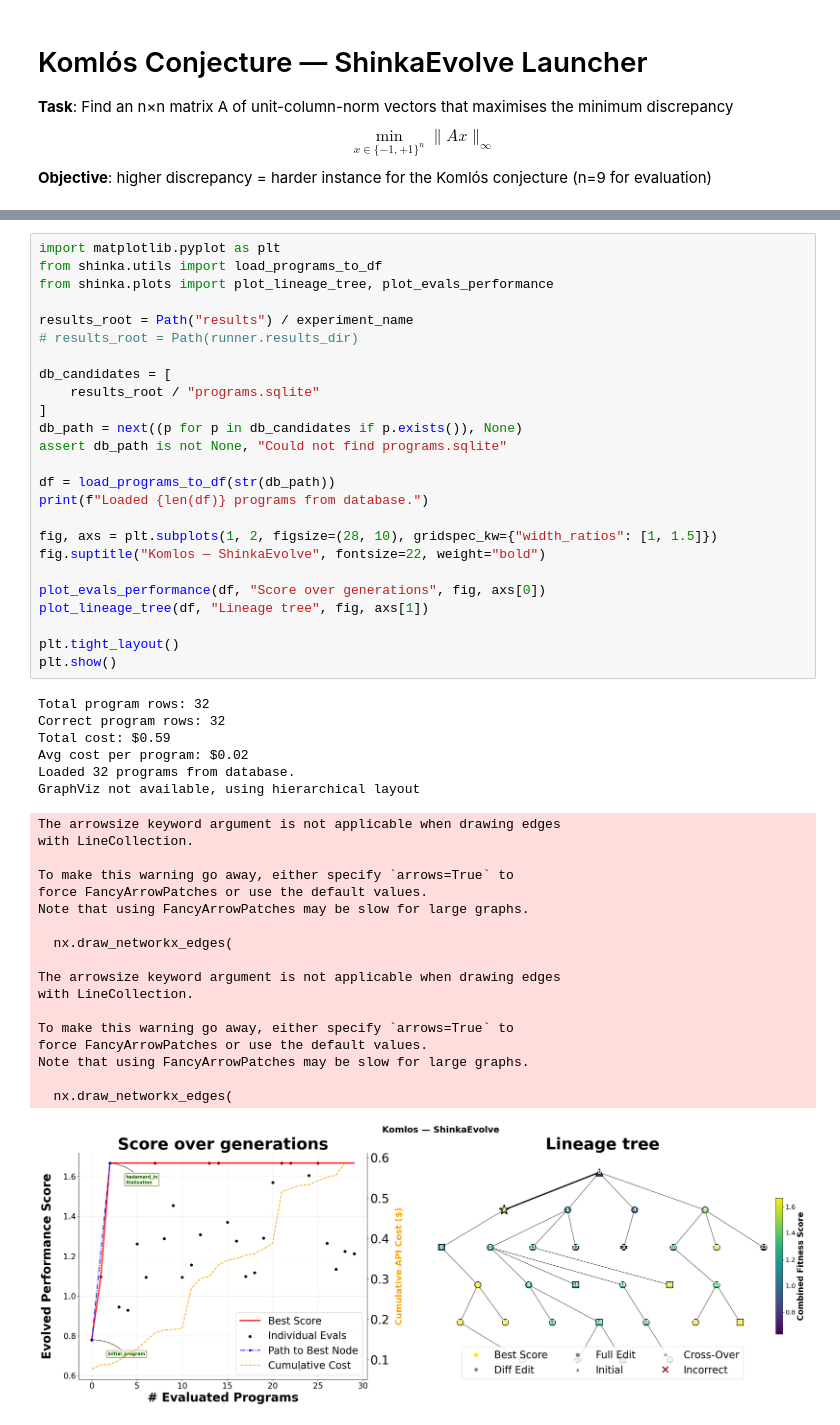
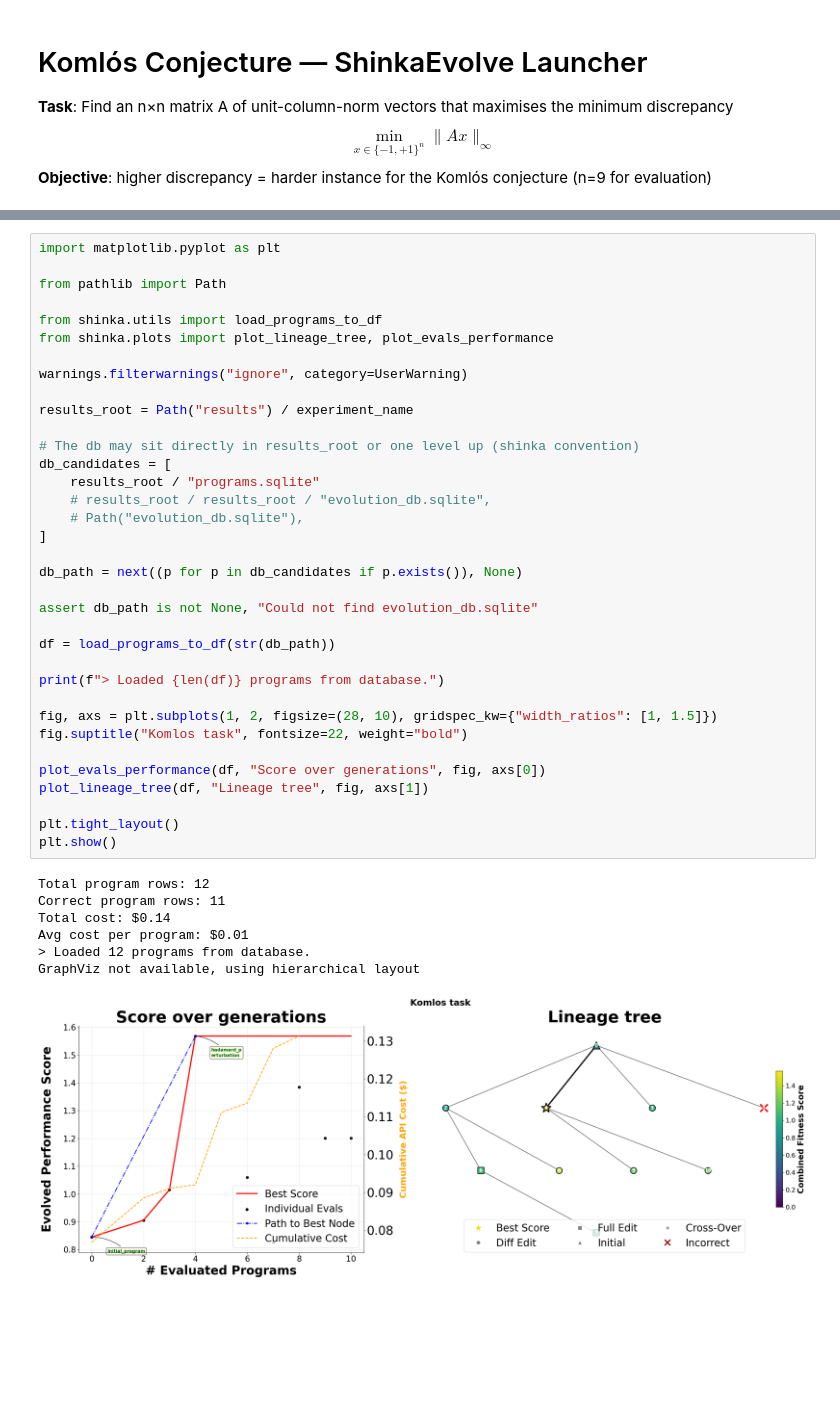
Before and after one commit to marcopirazzini/tutorial_shinka, a Jupyter notebook: komlos/shinka_launcher.ipynb, the cells around one changed output, grey strips where cells are left out. Cells and saved outputs as stored; diff of their text form; blank space fills up the shorter version.

Commit message:
polished circpack and komlos

```diff
--- a/komlos/shinka_launcher.ipynb
+++ b/komlos/shinka_launcher.ipynb
@@ -236,51 +315,44 @@ This will open the WebUI with a lot of information about the evolution.
 # %%
 import matplotlib.pyplot as plt
+
+from pathlib import Path
+
 from shinka.utils import load_programs_to_df
 from shinka.plots import plot_lineage_tree, plot_evals_performance
 
+warnings.filterwarnings("ignore", category=UserWarning)
+
 results_root = Path("results") / experiment_name
-# results_root = Path(runner.results_dir)
 
+# The db may sit directly in results_root or one level up (shinka convention)
 db_candidates = [
     results_root / "programs.sqlite"
+    # results_root / results_root / "evolution_db.sqlite",
+    # Path("evolution_db.sqlite"),
 ]
+
 db_path = next((p for p in db_candidates if p.exists()), None)
-assert db_path is not None, "Could not find programs.sqlite"
+
+assert db_path is not None, "Could not find evolution_db.sqlite"
 
 df = load_programs_to_df(str(db_path))
-print(f"Loaded {len(df)} programs from database.")
+
+print(f"> Loaded {len(df)} programs from database.")
 
 fig, axs = plt.subplots(1, 2, figsize=(28, 10), gridspec_kw={"width_ratios": [1, 1.5]})
-fig.suptitle("Komlos — ShinkaEvolve", fontsize=22, weight="bold")
+fig.suptitle("Komlos task", fontsize=22, weight="bold")
 
 plot_evals_performance(df, "Score over generations", fig, axs[0])
 plot_lineage_tree(df, "Lineage tree", fig, axs[1])
 
 plt.tight_layout()
 plt.show()
 # %% [output]
-Total program rows: 32
-Correct program rows: 32
-Total cost: $0.59
-Avg cost per program: $0.02
-Loaded 32 programs from database.
+Total program rows: 12
+Correct program rows: 11
+Total cost: $0.14
+Avg cost per program: $0.01
+> Loaded 12 programs from database.
 GraphViz not available, using hierarchical layout
-The arrowsize keyword argument is not applicable when drawing edges
-with LineCollection.
-
-To make this warning go away, either specify `arrows=True` to
-force FancyArrowPatches or use the default values.
-Note that using FancyArrowPatches may be slow for large graphs.
-
-  nx.draw_networkx_edges(
-
-The arrowsize keyword argument is not applicable when drawing edges
-with LineCollection.
-
-To make this warning go away, either specify `arrows=True` to
-force FancyArrowPatches or use the default values.
-Note that using FancyArrowPatches may be slow for large graphs.
-
-  nx.draw_networkx_edges(
-[figure, old version]
+[figure, new version]
 # %% [markdown]
```
Also changed, not shown: parts of 23 cells of this notebook, 2 other files.
